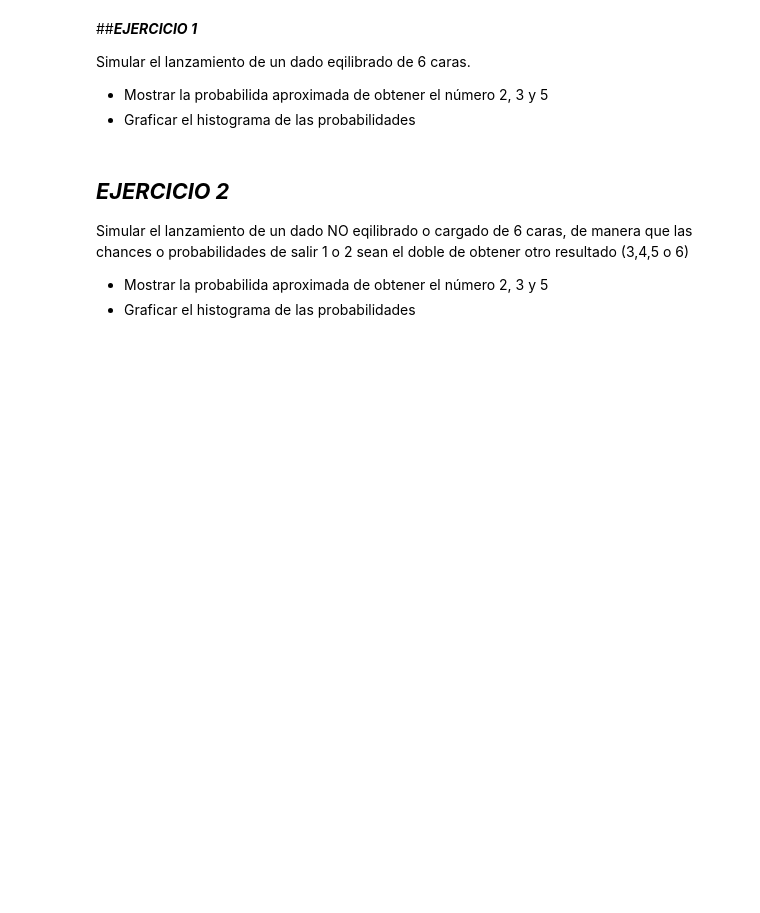
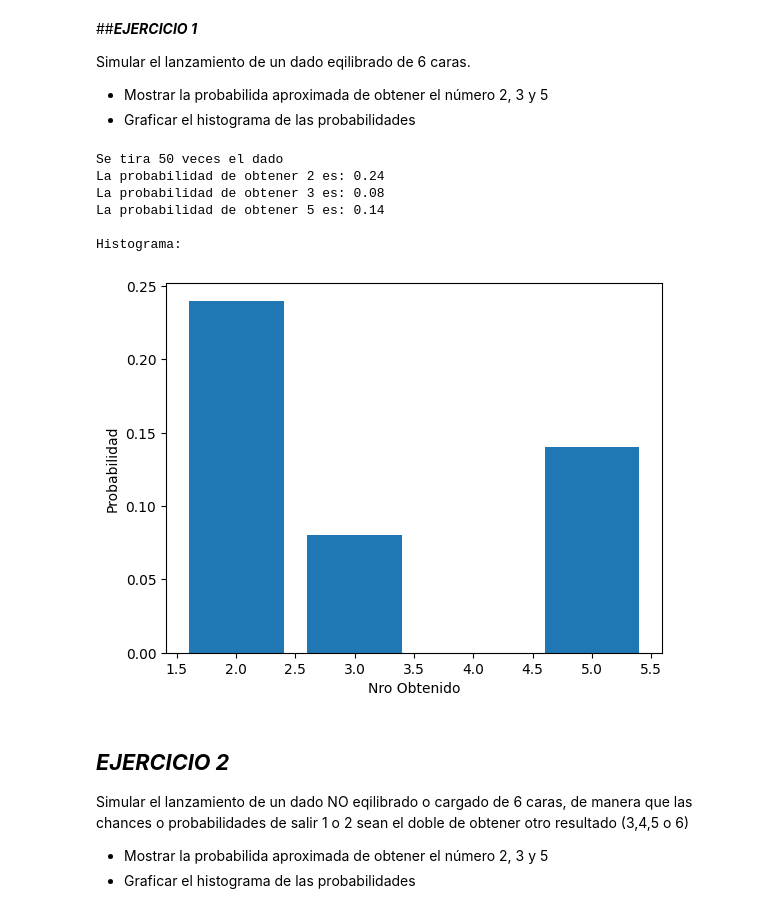
Before and after one commit to cristiandevar/PythonML, a Jupyter notebook: TPN3/PRACTICO3.ipynb, the cells around one changed output. Cells and saved outputs as stored; diff of their text form; code cells hidden in the pictures; blank space fills up the shorter version.

```diff
--- a/TPN3/PRACTICO3.ipynb
+++ b/TPN3/PRACTICO3.ipynb
@@ -197,6 +194,41 @@ Simular el lanzamiento de un dado eqilibrado de 6 caras.
 
 *   Mostrar la probabilida aproximada de obtener el número 2, 3 y 5
 *   Graficar el histograma de las probabilidades
+# %%
+# simulamos las tiradas de un dado
+cant = int(input('Ingrese cantidad de tiradas: '))
+
+# Se simula cant tiradas del dado
+tiradas = np.random.randint(1, 7, cant)
+print(f'Se tira {cant} veces el dado')
+
+# Calculamos las probabilidades
+prob_2 = np.sum(tiradas==2)/len(tiradas)
+prob_3 = np.sum(tiradas==3)/len(tiradas)
+prob_5 = np.sum(tiradas==5)/len(tiradas)
+
+print(f'La probabilidad de obtener 2 es: {prob_2}')
+print(f'La probabilidad de obtener 3 es: {prob_3}')
+print(f'La probabilidad de obtener 5 es: {prob_5}')
+
+# Graficamos el histograma
+print()
+print('Histograma:')
+x = [2, 3, 5]
+y = [prob_2, prob_3, prob_5]
+
+plt.bar(x,y)
+plt.ylabel('Probabilidad')
+plt.xlabel('Nro Obtenido')
+plt.show()
+# %% [output]
+Se tira 50 veces el dado
+La probabilidad de obtener 2 es: 0.24
+La probabilidad de obtener 3 es: 0.08
+La probabilidad de obtener 5 es: 0.14
+
+Histograma:
+[figure, added]
 # %% [markdown]
 ## ***EJERCICIO 2***
 
```
Also changed, not shown: parts of 15 cells of this notebook, 2 other files.
